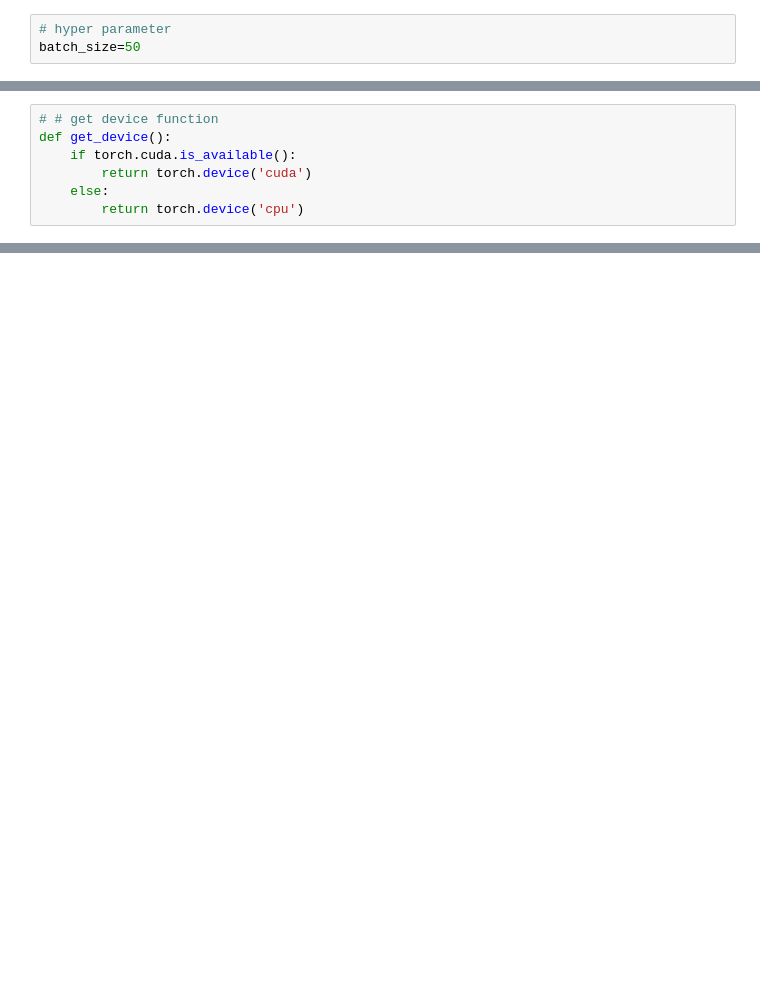
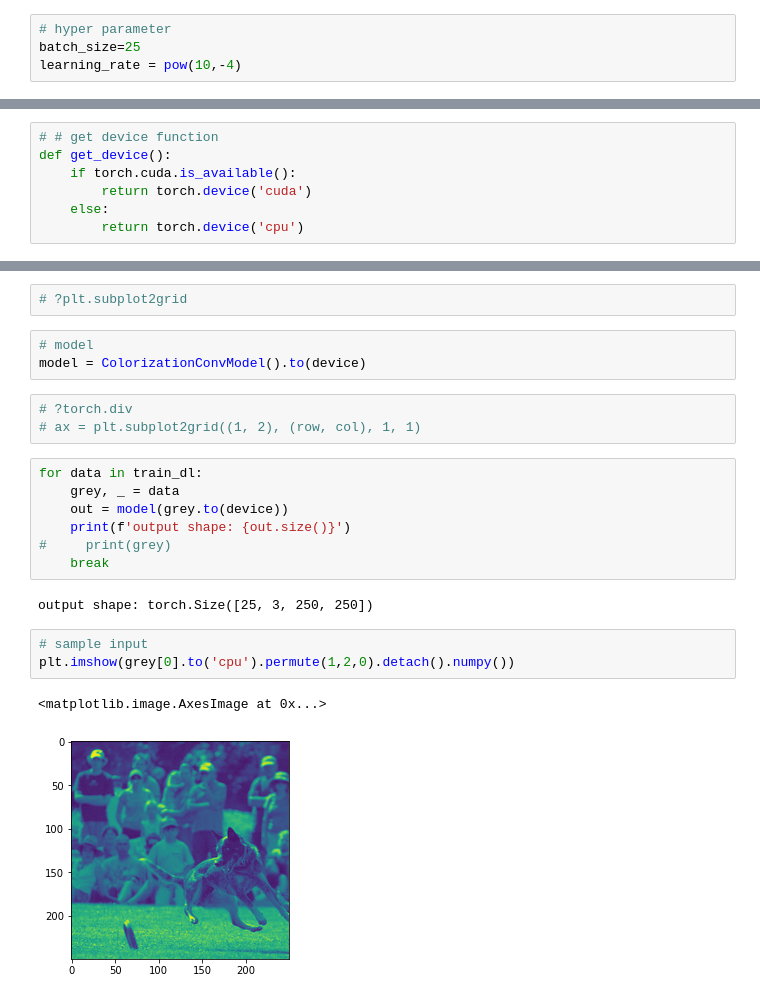
Before and after one commit to MobashyerHossain/Colorization_Model_using_unetPlusPlus_Architecture, a Jupyter notebook: colorization.ipynb, the cells around one changed output, grey strips where cells are left out. Saved outputs shown, nothing was run; the diff lists cells and outputs as text; blank space fills up the shorter version.

Commit message:
improved model

```diff
--- a/colorization.ipynb
+++ b/colorization.ipynb
@@ -99,6 +152,7 @@ print(f"""
 # %%
 # hyper parameter
-batch_size=50
+batch_size=25
+learning_rate = pow(10,-4)
 # %%
 # training sampler and dataloader
 train_sampler = SubsetRandomSampler(train_indices)    # takes samples w.r.t the indices
@@ -149,0 +334,23 @@ device
+# %%
+# ?plt.subplot2grid
+# %%
+# model
+model = ColorizationConvModel().to(device)
+# %%
+# ?torch.div
+# ax = plt.subplot2grid((1, 2), (row, col), 1, 1)
+# %%
+for data in train_dl:
+    grey, _ = data
+    out = model(grey.to(device))
+    print(f'output shape: {out.size()}')
+#     print(grey)
+    break
+# %% [output]
+output shape: torch.Size([25, 3, 250, 250])
+# %%
+# sample input
+plt.imshow(grey[0].to('cpu').permute(1,2,0).detach().numpy())
+# %% [output]
+<matplotlib.image.AxesImage at 0x...>
+[figure, added]
```
Also changed, not shown: parts of 67 cells of this notebook.
